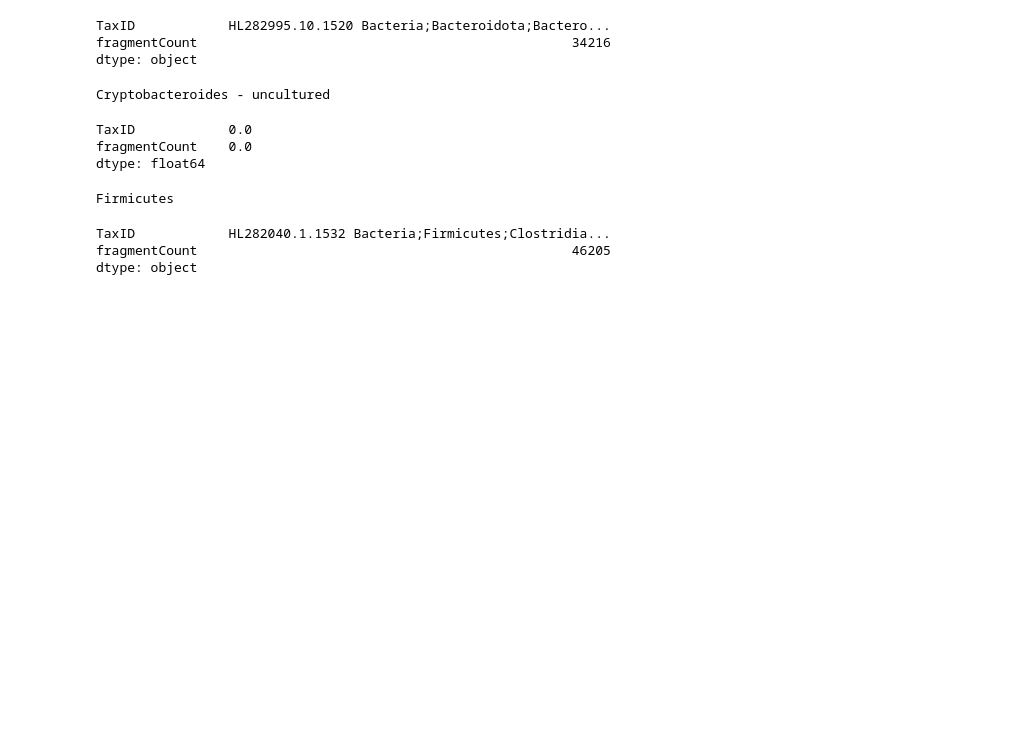
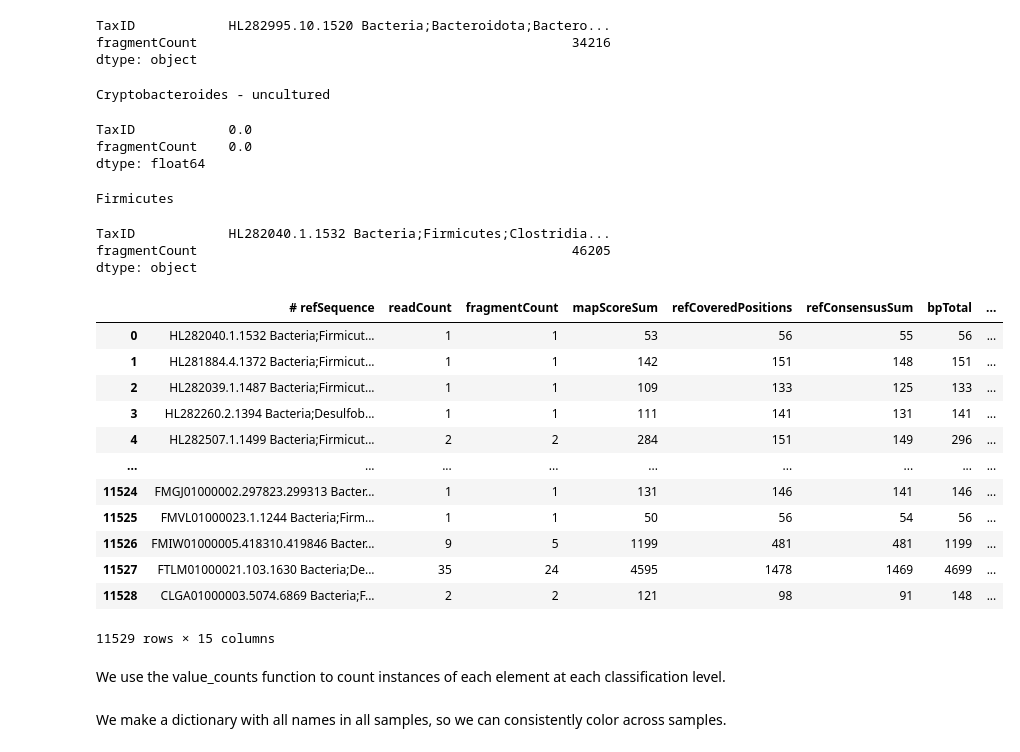
Before and after one commit to prince-ravi-leow/metagenomics-data-analysis, a Jupyter notebook: metagenomics_coda_repo.ipynb, the cells around one changed output. Saved outputs shown, nothing was run; the diff lists cells and outputs as text; code cells hidden in the pictures; blank space fills up the shorter version.

```diff
--- a/metagenomics_coda_repo.ipynb
+++ b/metagenomics_coda_repo.ipynb
@@ -638,3 +645,19 @@ Firmicutes
 TaxID            HL282040.1.1532 Bacteria;Firmicutes;Clostridia...
 fragmentCount                                                46205
 dtype: object
+# %%
+pd.read_csv('./silva/silva_24.mapstat',skiprows=6,sep='\t')
+# %% [output]
+|  | # refSequence | readCount | fragmentCount | mapScoreSum | refCoveredPositions | refConsensusSum | bpTotal | ... |
+| 0 | HL282040.1.1532 Bacteria;Firmicut... | 1 | 1 | 53 | 56 | 55 | 56 | ... |
+| 1 | HL281884.4.1372 Bacteria;Firmicut... | 1 | 1 | 142 | 151 | 148 | 151 | ... |
+| 2 | HL282039.1.1487 Bacteria;Firmicut... | 1 | 1 | 109 | 133 | 125 | 133 | ... |
+| 3 | HL282260.2.1394 Bacteria;Desulfob... | 1 | 1 | 111 | 141 | 131 | 141 | ... |
+| 4 | HL282507.1.1499 Bacteria;Firmicut... | 2 | 2 | 284 | 151 | 149 | 296 | ... |
+| ... | ... | ... | ... | ... | ... | ... | ... | ... |
+| 11524 | FMGJ01000002.297823.299313 Bacter... | 1 | 1 | 131 | 146 | 141 | 146 | ... |
+| 11525 | FMVL01000023.1.1244 Bacteria;Firm... | 1 | 1 | 50 | 56 | 54 | 56 | ... |
+| 11526 | FMIW01000005.418310.419846 Bacter... | 9 | 5 | 1199 | 481 | 481 | 1199 | ... |
+| 11527 | FTLM01000021.103.1630 Bacteria;De... | 35 | 24 | 4595 | 1478 | 1469 | 4699 | ... |
+| 11528 | CLGA01000003.5074.6869 Bacteria;F... | 2 | 2 | 121 | 98 | 91 | 148 | ... |
+11529 rows × 15 columns
@@ -640,0 +670,2 @@ dtype: object
+# %% [markdown]
+We use the value_counts function to count instances of each element at each classification level.
@@ -640,0 +684,2 @@ dtype: object
+# %% [markdown]
+We make a dictionary with all names in all samples, so we can consistently color across samples.
```
Also changed, not shown: parts of 7 cells of this notebook.
